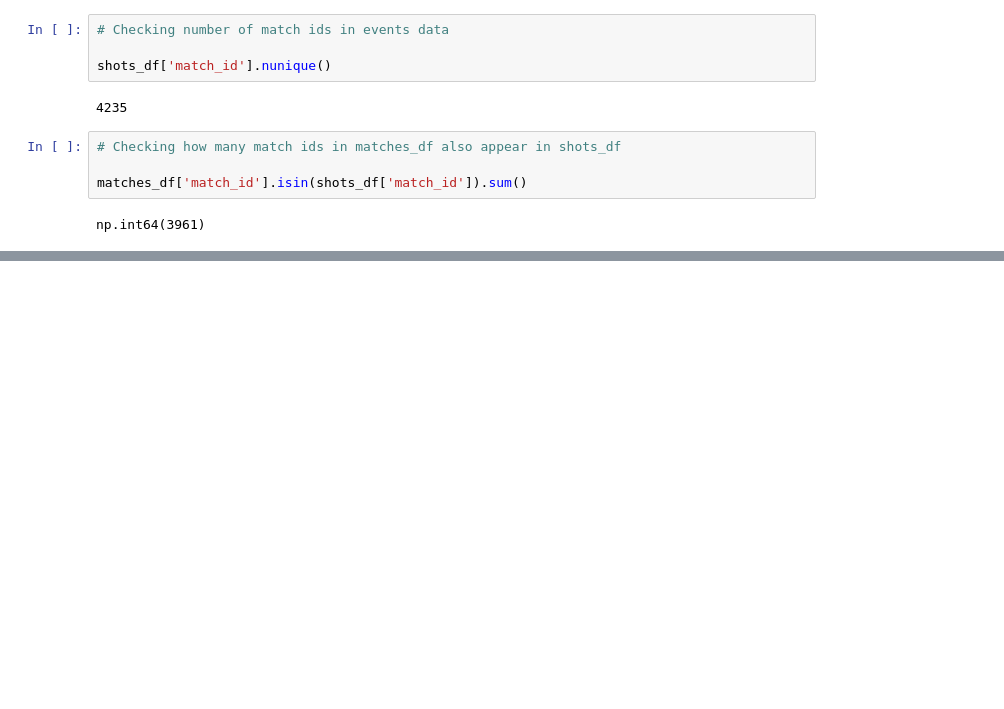
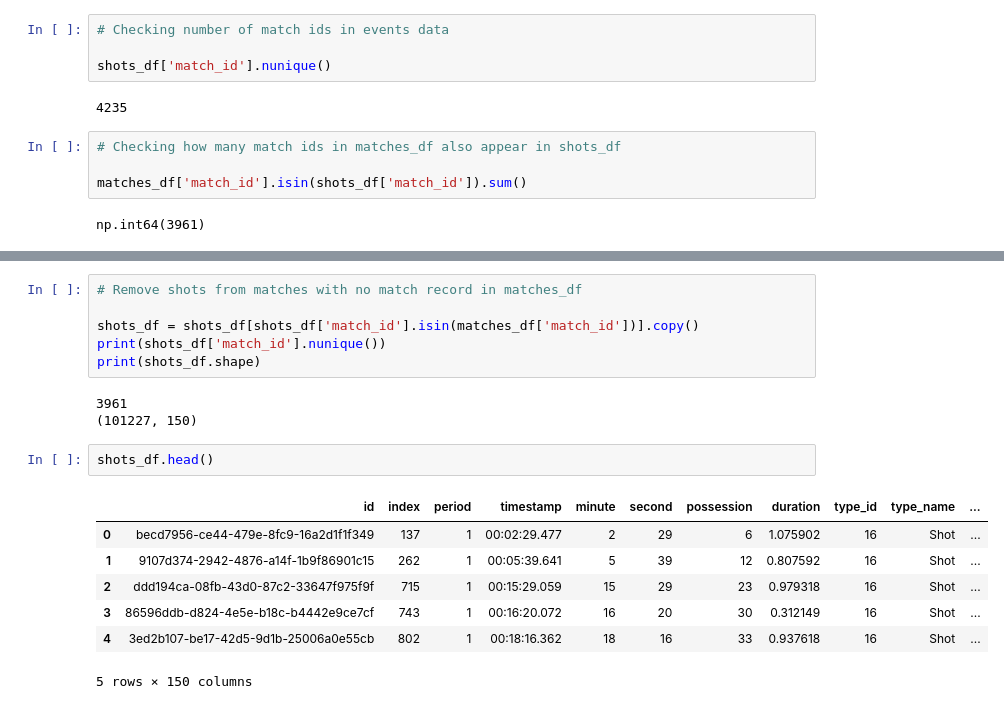
Before and after one commit to adominici729/Soccer-Analytics-Capstone, a Jupyter notebook: load_statsbomb_data_01.ipynb, the cells around one changed output, grey strips where cells are left out. Drawn from its saved outputs; the diff is of its cells as text; blank space fills up the shorter version.

Commit message:
Filtered shot data and exported csv
Removed women's matches, events data that did not have match ids in the matches data, merged match data to shots dataset, and exported to csv

```diff
--- a/load_statsbomb_data_01.ipynb
+++ b/load_statsbomb_data_01.ipynb
@@ -155,0 +180,19 @@ np.int64(3961)
+# %%
+# Remove shots from matches with no match record in matches_df
+
+shots_df = shots_df[shots_df['match_id'].isin(matches_df['match_id'])].copy()
+print(shots_df['match_id'].nunique())
+print(shots_df.shape)
+# %% [output]
+3961
+(101227, 150)
+# %%
+shots_df.head()
+# %% [output]
+|  | id | index | period | timestamp | minute | second | possession | duration | type_id | type_name | ... |
+| 0 | becd7956-ce44-479e-8fc9-16a2d1f1f349 | 137 | 1 | 00:02:29.477 | 2 | 29 | 6 | 1.075902 | 16 | Shot | ... |
+| 1 | 9107d374-2942-4876-a14f-1b9f86901c15 | 262 | 1 | 00:05:39.641 | 5 | 39 | 12 | 0.807592 | 16 | Shot | ... |
+| 2 | ddd194ca-08fb-43d0-87c2-33647f975f9f | 715 | 1 | 00:15:29.059 | 15 | 29 | 23 | 0.979318 | 16 | Shot | ... |
+| 3 | 86596ddb-d824-4e5e-b18c-b4442e9ce7cf | 743 | 1 | 00:16:20.072 | 16 | 20 | 30 | 0.312149 | 16 | Shot | ... |
+| 4 | 3ed2b107-be17-42d5-9d1b-25006a0e55cb | 802 | 1 | 00:18:16.362 | 18 | 16 | 33 | 0.937618 | 16 | Shot | ... |
+5 rows × 150 columns
```
Also changed, not shown: parts of 11 cells of this notebook.
